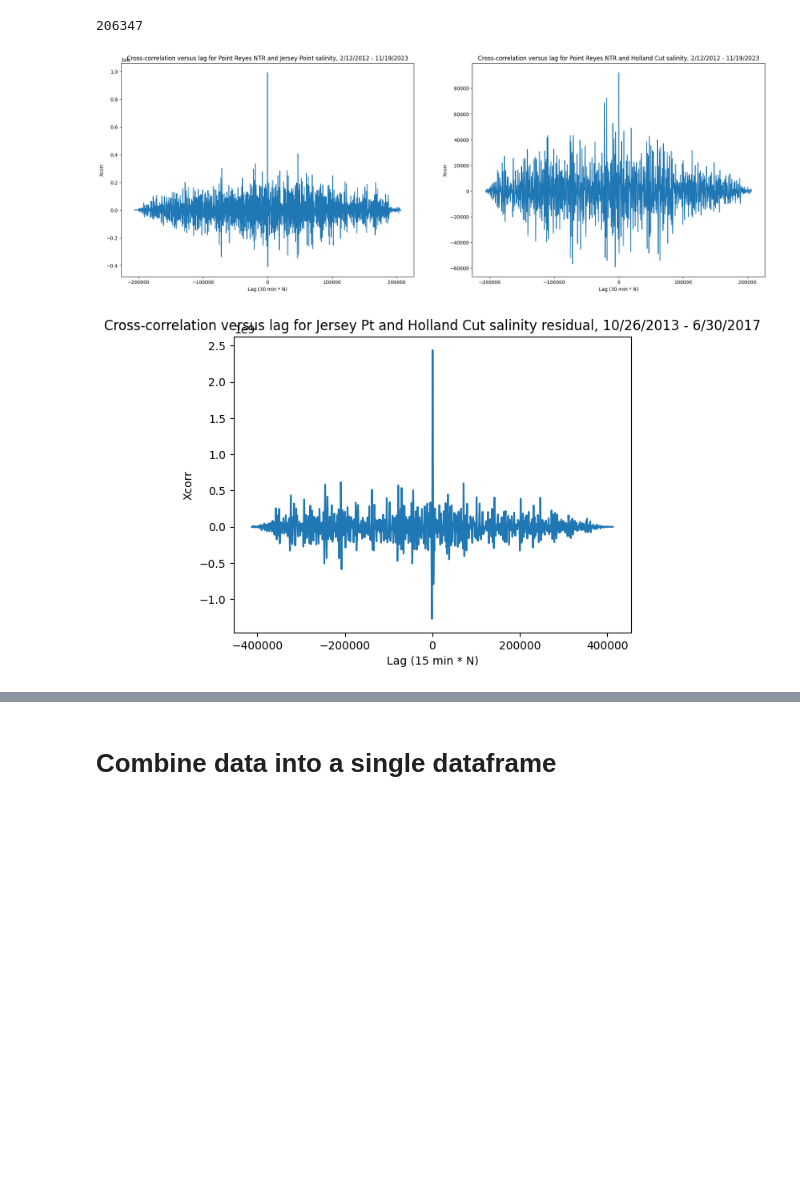
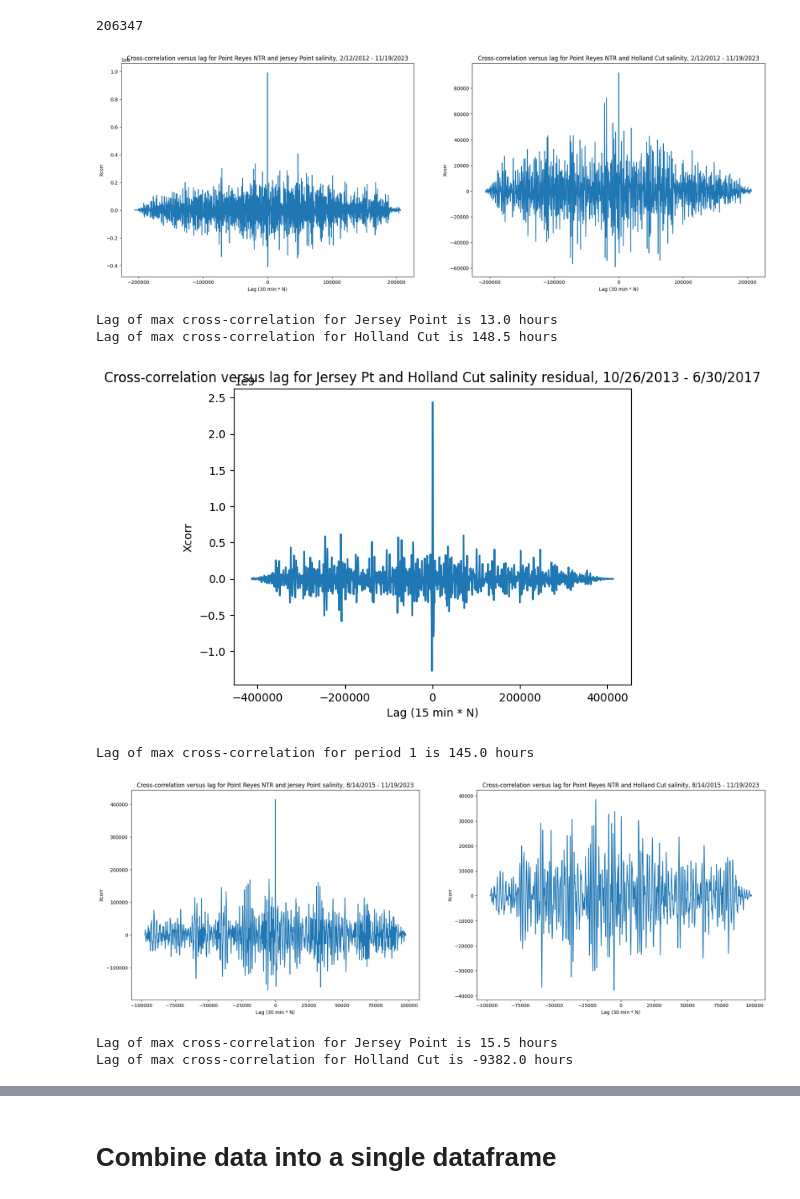
Before and after one commit to jennaisrael/Savio_scratch_back_up, a Jupyter notebook: climate_data_processing/identify_stp/peak_finding_bcfiltered_data.ipynb, the cells around one changed output, grey strips where cells are left out. Drawn from its saved outputs; the diff is of its cells as text; code cells hidden in the pictures; blank space fills up the shorter version.

Commit message:
compute cross correlation for just the range when there is no barrier

```diff
--- a/climate_data_processing/identify_stp/peak_finding_bcfiltered_data.ipynb
+++ b/climate_data_processing/identify_stp/peak_finding_bcfiltered_data.ipynb
@@ -65,3 +65,7 @@ hol2
 #need to downsample the salinity data so it is the same frequency as the pr data
 jp_ds=jp.resample('30min').mean()
 hol2_ds=hol2.resample('30min').mean()
+# %%
+hol2_no_barrier=hol2_ds.loc[pd.to_datetime('2015-11-01 00:00:00',format=dtformat):pd.to_datetime('2021-05-30 23:59:00',format=dtformat)]
+pr_no_barrier=pr_filt.loc[pd.to_datetime('2015-11-01 00:00:00',format=dtformat):pd.to_datetime('2021-05-30 23:59:00',format=dtformat)]
+jp_no_barrier=jp_ds.loc[pd.to_datetime('2015-11-01 00:00:00',format=dtformat):pd.to_datetime('2021-05-30 23:59:00',format=dtformat)]
@@ -117,10 +138,12 @@ ax[1].set_xlabel('Lag (30 min * N)')
 ax[1].set_ylabel('Xcorr')
 ax[1].set_title('Cross-correlation versus lag for Point Reyes NTR and Holland Cut salinity, 2/12/2012 - 11/19/2023')
 plt.show()
-# print('Lag of max cross-correlation for Jersey Point is '+ str(lagsjp[corrjp.argmax()]*0.5)+ ' hours')
-# print('Lag of max cross-correlation for Holland Cut is '+ str(lagshol2[corrhol2.argmax()]*0.5)+ ' hours')
+print('Lag of max cross-correlation for Jersey Point is '+ str(lagsjp[corrjp.argmax()]*0.5)+ ' hours')
+print('Lag of max cross-correlation for Holland Cut is '+ str(lagshol2[corrhol2.argmax()]*0.5)+ ' hours')
 # %% [output]
 [figure]
+Lag of max cross-correlation for Jersey Point is 13.0 hours
+Lag of max cross-correlation for Holland Cut is 148.5 hours
 # %%
 # What about the correlation between JP and HOL2
 #do not down sample
@@ -140,6 +163,41 @@ ax.set_ylabel('Xcorr')
 ax.set_title('Cross-correlation versus lag for Jersey Pt and Holland Cut salinity residual, 10/26/2013 - 6/30/2017')
 
 plt.show()
-#print('Lag of max cross-correlation for period 1 is '+ str(lagsjh[corrjh.argmax()]*0.25)+ ' hours')
+print('Lag of max cross-correlation for period 1 is '+ str(lagsjh[corrjh.argmax()]*0.25)+ ' hours')
 # %% [output]
 [figure]
+Lag of max cross-correlation for period 1 is 145.0 hours
+# %%
+#no barrier
+# corrfrk_bar = correlate(frk_no_barrier['S_residual[microS/cm]'].values,pr_no_barrier.Residual.values)
+# lagsfrk_bar = correlation_lags(len(frk_no_barrier),len(pr_no_barrier))
+# fig, ax= plt.subplots()
+# ax.plot(lagsfrk_bar,corrfrk_bar)
+# ax.set_xlabel('Lag (30 min * N)')
+# ax.set_ylabel('Xcorr')
+# ax.set_title('Cross-correlation versus lag for Point Reyes NTR and franks tract salinity, 11/01/2015 - 05/30/2021')
+# plt.show()
+# print('Lag of max cross-correlation for period 1 is '+ str(lagsfrk_bar[corrfrk.argmax()]*0.5)+ ' hours')
+
+corrjp_bar = correlate(jp_no_barrier['S_residual[microS/cm]'].values,pr_no_barrier.Residual.values)
+lagsjp_bar = correlation_lags(len(jp_no_barrier),len(pr_no_barrier))
+corrhol2_bar = correlate(hol2_no_barrier['S_residual[microS/cm]'].values,pr_no_barrier.Residual.values)
+lagshol2_bar = correlation_lags(len(hol2_no_barrier),len(pr_no_barrier))
+
+fig, ax= plt.subplots(1,2,figsize=(24,8))
+ax[0].plot(lagsjp_bar,corrjp_bar)
+ax[0].set_xlabel('Lag (30 min * N)')
+ax[0].set_ylabel('Xcorr')
+ax[0].set_title('Cross-correlation versus lag for Point Reyes NTR and Jersey Point salinity, 8/14/2015 - 11/19/2023')
+
+ax[1].plot(lagshol2_bar,corrhol2_bar)
+ax[1].set_xlabel('Lag (30 min * N)')
+ax[1].set_ylabel('Xcorr')
+ax[1].set_title('Cross-correlation versus lag for Point Reyes NTR and Holland Cut salinity, 8/14/2015 - 11/19/2023')
+plt.show()
+print('Lag of max cross-correlation for Jersey Point is '+ str(lagsjp_bar[corrjp_bar.argmax()]*0.5)+ ' hours')
+print('Lag of max cross-correlation for Holland Cut is '+ str(lagshol2_bar[corrhol2_bar.argmax()]*0.5)+ ' hours')
+# %% [output]
+[figure, added]
+Lag of max cross-correlation for Jersey Point is 15.5 hours
+Lag of max cross-correlation for Holland Cut is -9382.0 hours
```
Also changed, not shown: parts of 18 cells of this notebook.
